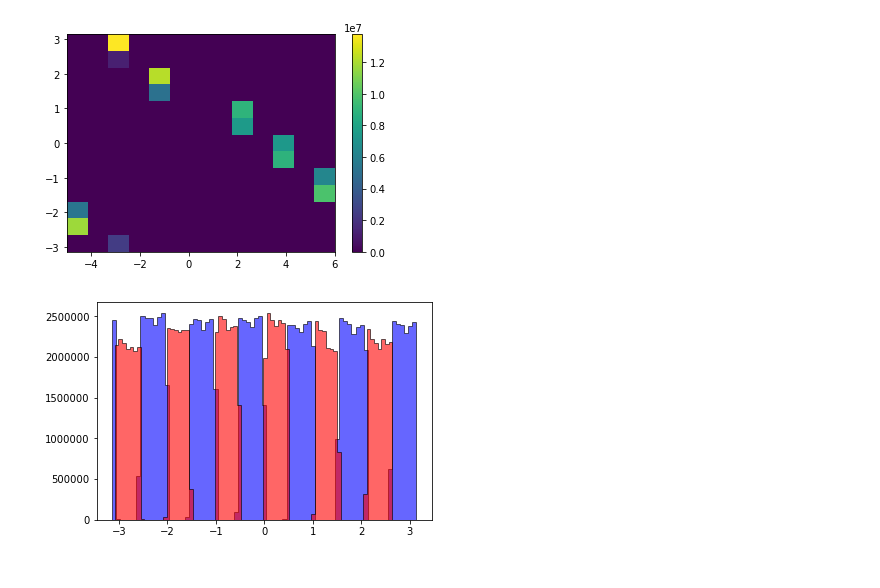
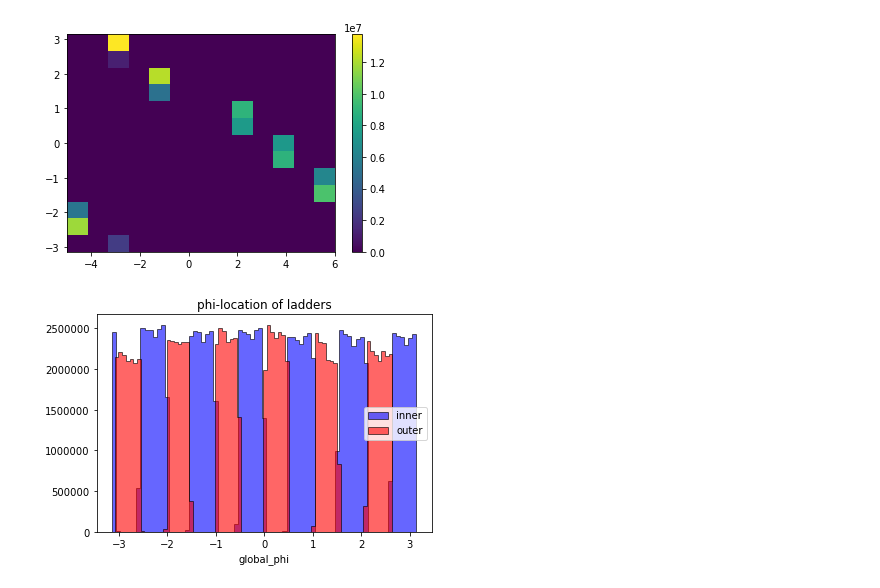
Before and after one commit to mmarchegiani/L1-BrokenClusters, a Jupyter notebook: layer_study.ipynb, the cells around one changed output. Drawn from its saved outputs; the diff is of its cells as text; code cells hidden in the pictures.

Commit message:
Update - inner/outer

```diff
--- a/layer_study.ipynb
+++ b/layer_study.ipynb
@@ -38,9 +38,12 @@ plt.show()
 # %% [output]
 [figure]
 # %%
-plt.hist(df_selected['global_phi'], bins=75, color="blue", ec="black", alpha=0.6, histtype="stepfilled", label="l=-5,-3,-1,2,4,6")
-plt.hist(df_selected2['global_phi'], bins=75, color="red", ec="black", alpha=0.6, histtype="stepfilled", label="l=-6,-4,-2,1,3,5")
-plt.legend(loc="upper left")
+plt.hist(df_selected['global_phi'], bins=75, color="blue", ec="black", alpha=0.6, histtype="stepfilled", label="inner")
+plt.hist(df_selected2['global_phi'], bins=75, color="red", ec="black", alpha=0.6, histtype="stepfilled", label="outer")
+plt.legend(loc="right")
+plt.title("phi-location of ladders")
+plt.xlabel("global_phi")
+plt.savefig("../ntuplesPixel/plots/ladder_phi.png", format="png", dpi=300)
 plt.show()
 # %% [output]
-[figure, old version]
+[figure, new version]
```
Also changed, not shown: parts of 5 cells of this notebook.
